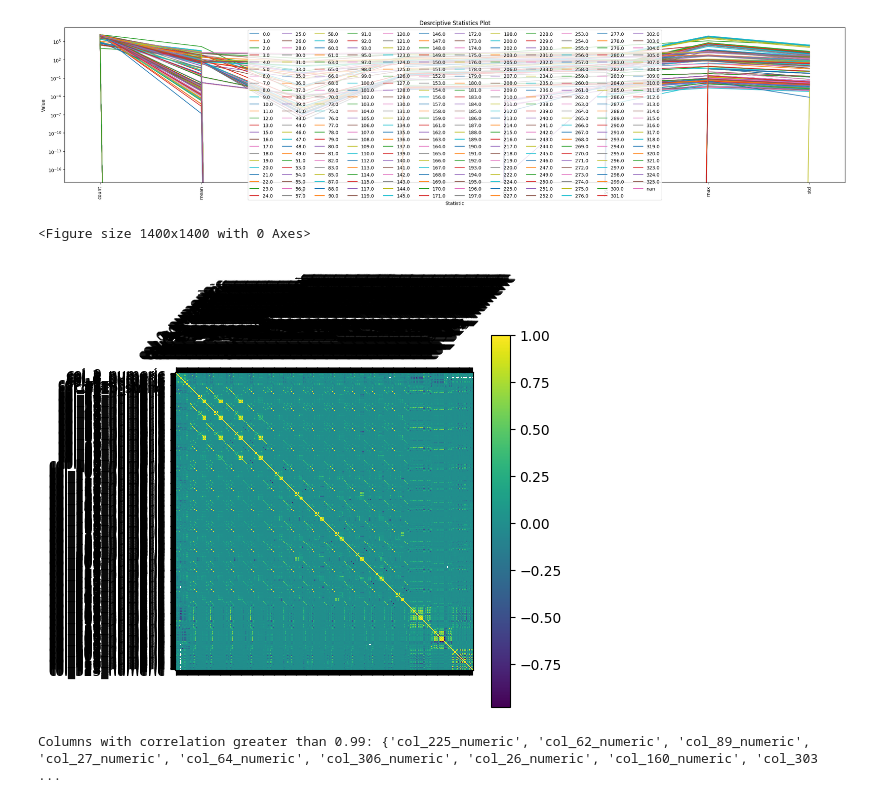
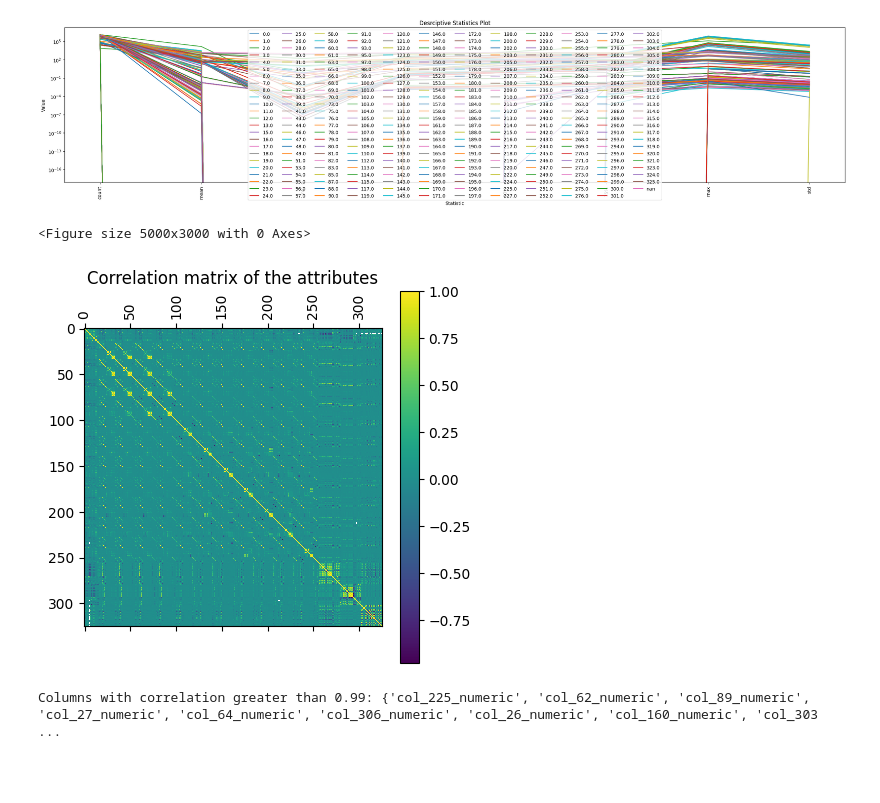
Before and after one commit to indremontvilaite/ml_project, a Jupyter notebook: EDA.ipynb, the cells around one changed output. Cells and saved outputs as stored; diff of their text form; code cells hidden in the pictures; blank space fills up the shorter version.

```diff
--- a/EDA.ipynb
+++ b/EDA.ipynb
@@ -160,13 +159,7 @@ plt.xticks(rotation=90)
   Text(350.0, 0, '')])
 [figure]
 # %%
-def extract_number(col_name):
-    match = re.search(r"\d+", col_name)
-    return int(match.group()) if match else None
-
-
 # Extract the numbers from the column names and create a new dictionary
 new_column_names = {col: extract_number(col) for col in df_stats.columns}
-
 # Rename the columns
 df_stats.rename(columns=new_column_names, inplace=True)
@@ -238,29 +231,29 @@ plot_multiple_lines(
 )
 # %% [output]
 [figure]
+# %%
+df_numeric = df_clean0.select_dtypes(include=["number"])
+new_column_names2 = {col: extract_number(col) for col in df_numeric.columns}
+df_numeric.rename(columns=new_column_names2, inplace=True)
+correlation = df_numeric.corr()
 # %%
-df_numeric = df_clean0.select_dtypes(include=["number"])
-correlation = df_numeric.corr()
-
 # Create heatmap
-plt.figure(figsize=(14, 14))
+plt.figure(figsize=(50, 30))
 plt.matshow(correlation)
 # Add colorbar
 plt.colorbar()
-
+plt.title("Correlation matrix of the attributes")
 # Set labels for each cell (optional)
 # for i in range(len(correlation.columns)):
 #   for j in range(len(correlation.columns)):
 #     plt.text(i, j, f"{correlation.iloc[i, j]:.2f}", ha='center', va='center')
 
 # Set ticks and labels for axes
-plt.xticks(range(len(correlation.columns)), correlation.columns, rotation=45)
-plt.yticks(range(len(correlation.columns)), correlation.columns)
-
+plt.xticks(rotation=90)
 plt.show()
 # %% [output]
-<Figure size 1400x1400 with 0 Axes>
+<Figure size 5000x3000 with 0 Axes>
-[figure, old version]
+[figure, new version]
 # %%
 # Create a mask to ignore the upper triangle and diagonal elements
 mask = np.triu(np.ones_like(correlation, dtype=bool))
```
Also changed, not shown: parts of 7 cells of this notebook, 5 other files.
